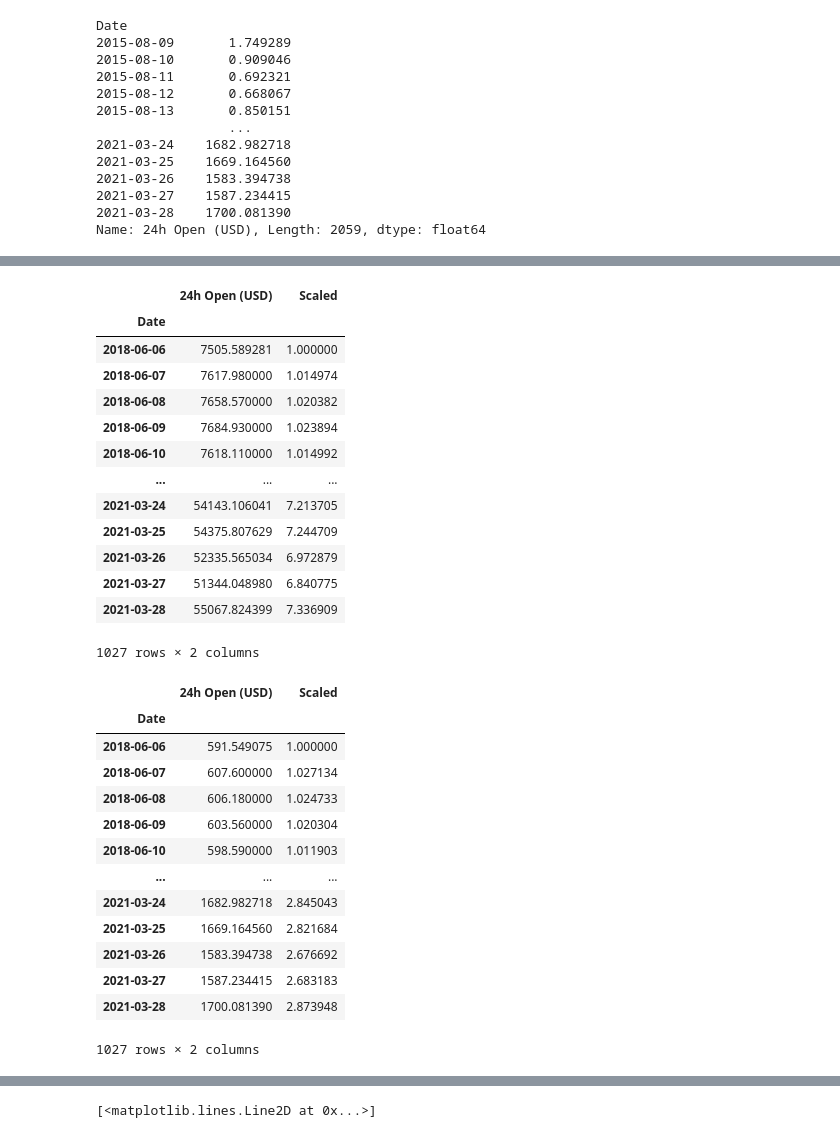
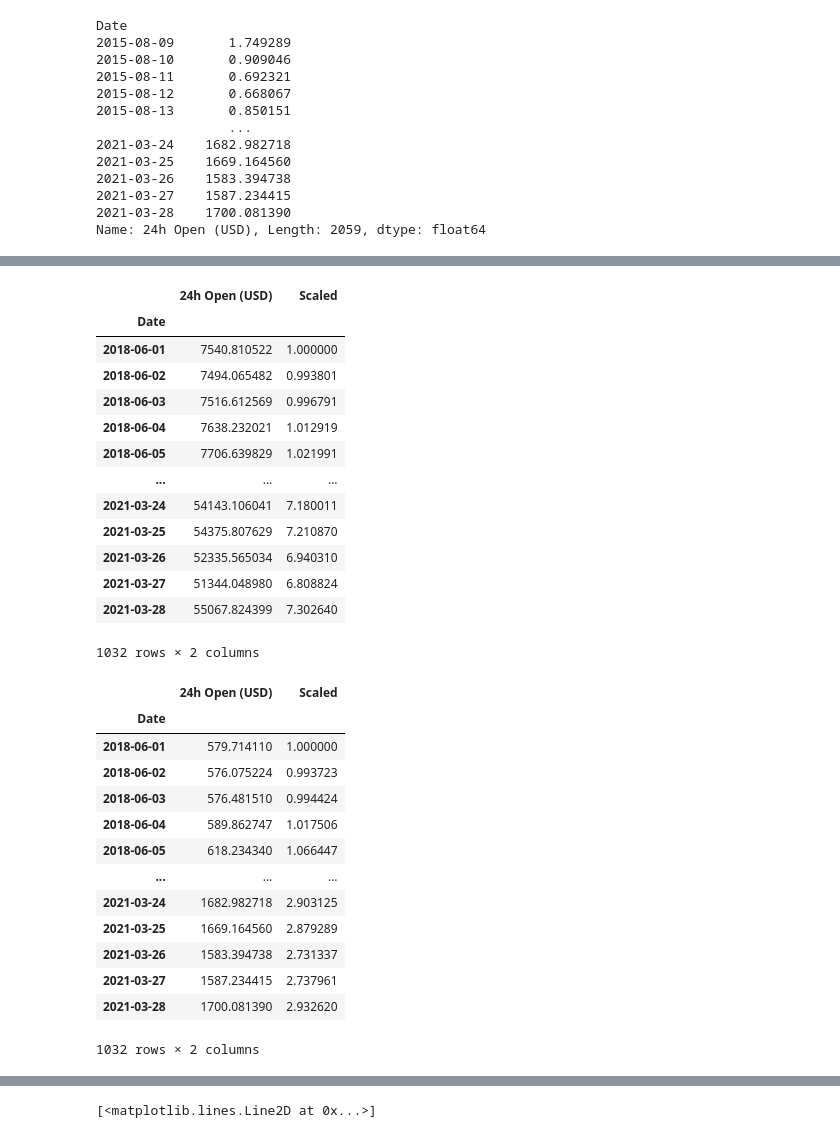
Before and after one commit to ElliotW1999/Madoff-International-LLC, a Jupyter notebook: Data/goldrush.ipynb, the cells around one changed output, grey strips where cells are left out. Cells and saved outputs as stored; diff of their text form; code cells hidden in the pictures.

```diff
--- a/Data/goldrush.ipynb
+++ b/Data/goldrush.ipynb
@@ -78,24 +68,25 @@ print(startDate)
 # %%
+startDate = '2018-06-01 00:00:00'
 btcdf = btcdf.where(btcdf.index >= startDate)
 btcdf = btcdf.dropna()
 btcdf = btcdf.to_frame()
 btcdf['Scaled'] = btcdf.divide(btcdf.iloc[0])
 btcdf
 # %% [output]
 |  | 24h Open (USD) | Scaled |
 | Date |  |  |
-| 2018-06-06 | 7505.589281 | 1.000000 |
-| 2018-06-07 | 7617.980000 | 1.014974 |
-| 2018-06-08 | 7658.570000 | 1.020382 |
-| 2018-06-09 | 7684.930000 | 1.023894 |
-| 2018-06-10 | 7618.110000 | 1.014992 |
+| 2018-06-01 | 7540.810522 | 1.000000 |
+| 2018-06-02 | 7494.065482 | 0.993801 |
+| 2018-06-03 | 7516.612569 | 0.996791 |
+| 2018-06-04 | 7638.232021 | 1.012919 |
+| 2018-06-05 | 7706.639829 | 1.021991 |
 | ... | ... | ... |
-| 2021-03-24 | 54143.106041 | 7.213705 |
-| 2021-03-25 | 54375.807629 | 7.244709 |
-| 2021-03-26 | 52335.565034 | 6.972879 |
-| 2021-03-27 | 51344.048980 | 6.840775 |
-| 2021-03-28 | 55067.824399 | 7.336909 |
+| 2021-03-24 | 54143.106041 | 7.180011 |
+| 2021-03-25 | 54375.807629 | 7.210870 |
+| 2021-03-26 | 52335.565034 | 6.940310 |
+| 2021-03-27 | 51344.048980 | 6.808824 |
+| 2021-03-28 | 55067.824399 | 7.302640 |
-1027 rows × 2 columns
+1032 rows × 2 columns
 # %%
 ethdf = ethdf.where(ethdf.index >= startDate)
 ethdf = ethdf.dropna()
@@ -105,18 +96,18 @@ ethdf
 # %% [output]
 |  | 24h Open (USD) | Scaled |
 | Date |  |  |
-| 2018-06-06 | 591.549075 | 1.000000 |
-| 2018-06-07 | 607.600000 | 1.027134 |
-| 2018-06-08 | 606.180000 | 1.024733 |
-| 2018-06-09 | 603.560000 | 1.020304 |
-| 2018-06-10 | 598.590000 | 1.011903 |
+| 2018-06-01 | 579.714110 | 1.000000 |
+| 2018-06-02 | 576.075224 | 0.993723 |
+| 2018-06-03 | 576.481510 | 0.994424 |
+| 2018-06-04 | 589.862747 | 1.017506 |
+| 2018-06-05 | 618.234340 | 1.066447 |
 | ... | ... | ... |
-| 2021-03-24 | 1682.982718 | 2.845043 |
-| 2021-03-25 | 1669.164560 | 2.821684 |
-| 2021-03-26 | 1583.394738 | 2.676692 |
-| 2021-03-27 | 1587.234415 | 2.683183 |
-| 2021-03-28 | 1700.081390 | 2.873948 |
+| 2021-03-24 | 1682.982718 | 2.903125 |
+| 2021-03-25 | 1669.164560 | 2.879289 |
+| 2021-03-26 | 1583.394738 | 2.731337 |
+| 2021-03-27 | 1587.234415 | 2.737961 |
+| 2021-03-28 | 1700.081390 | 2.932620 |
-1027 rows × 2 columns
+1032 rows × 2 columns
 # %%
 # Visualise the data
 %matplotlib inline
```
Also changed, not shown: parts of 13 cells of this notebook, 4 other files.
